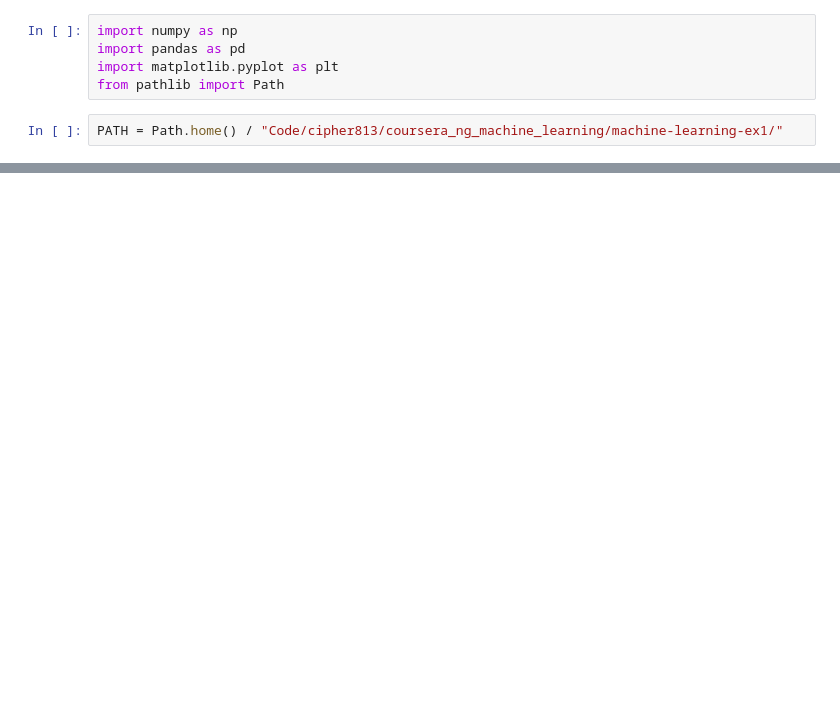
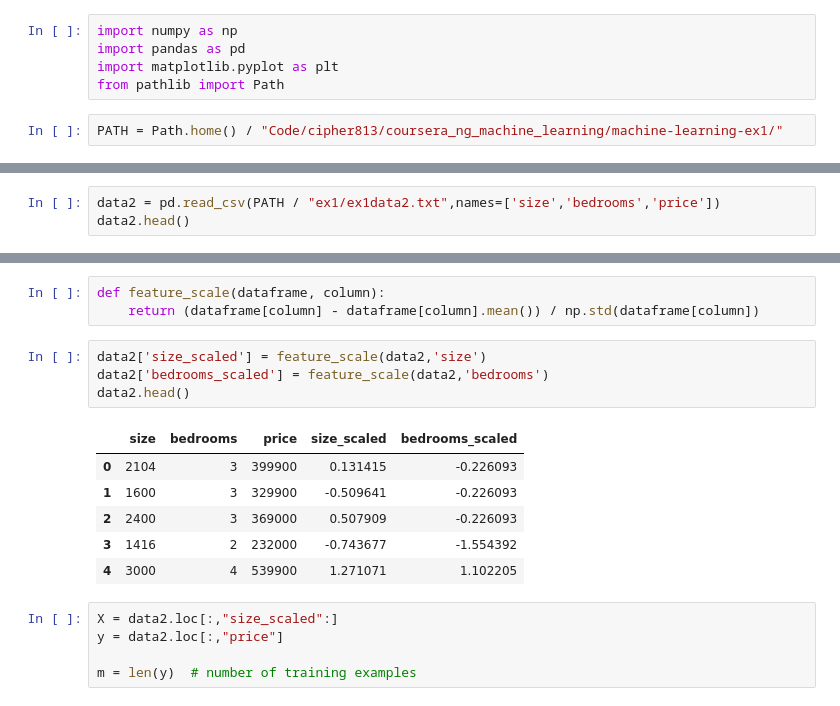
Before and after one commit to cipher813/coursera_ng_machine_learning, a Jupyter notebook: 2_LinearRegression_200429.ipynb, the cells around one changed output, grey strips where cells are left out. Cells and saved outputs as stored; diff of their text form; blank space fills up the shorter version.

```diff
--- a/2_LinearRegression_200429.ipynb
+++ b/2_LinearRegression_200429.ipynb
@@ -35,0 +93,3 @@ X = np.hstack((ones, X))  # adds intercept term
+# %%
+data2 = pd.read_csv(PATH / "ex1/ex1data2.txt",names=['size','bedrooms','price'])
+data2.head()
@@ -35,0 +103,19 @@ X = np.hstack((ones, X))  # adds intercept term
+# %%
+def feature_scale(dataframe, column):
+    return (dataframe[column] - dataframe[column].mean()) / np.std(dataframe[column])
+# %%
+data2['size_scaled'] = feature_scale(data2,'size')
+data2['bedrooms_scaled'] = feature_scale(data2,'bedrooms')
+data2.head()
+# %% [output]
+|  | size | bedrooms | price | size_scaled | bedrooms_scaled |
+| 0 | 2104 | 3 | 399900 | 0.131415 | -0.226093 |
+| 1 | 1600 | 3 | 329900 | -0.509641 | -0.226093 |
+| 2 | 2400 | 3 | 369000 | 0.507909 | -0.226093 |
+| 3 | 1416 | 2 | 232000 | -0.743677 | -1.554392 |
+| 4 | 3000 | 4 | 539900 | 1.271071 | 1.102205 |
+# %%
+X = data2.loc[:,"size_scaled":]
+y = data2.loc[:,"price"]
+
+m = len(y)  # number of training examples
```
Also changed, not shown: parts of 21 cells of this notebook, 1 other file.
